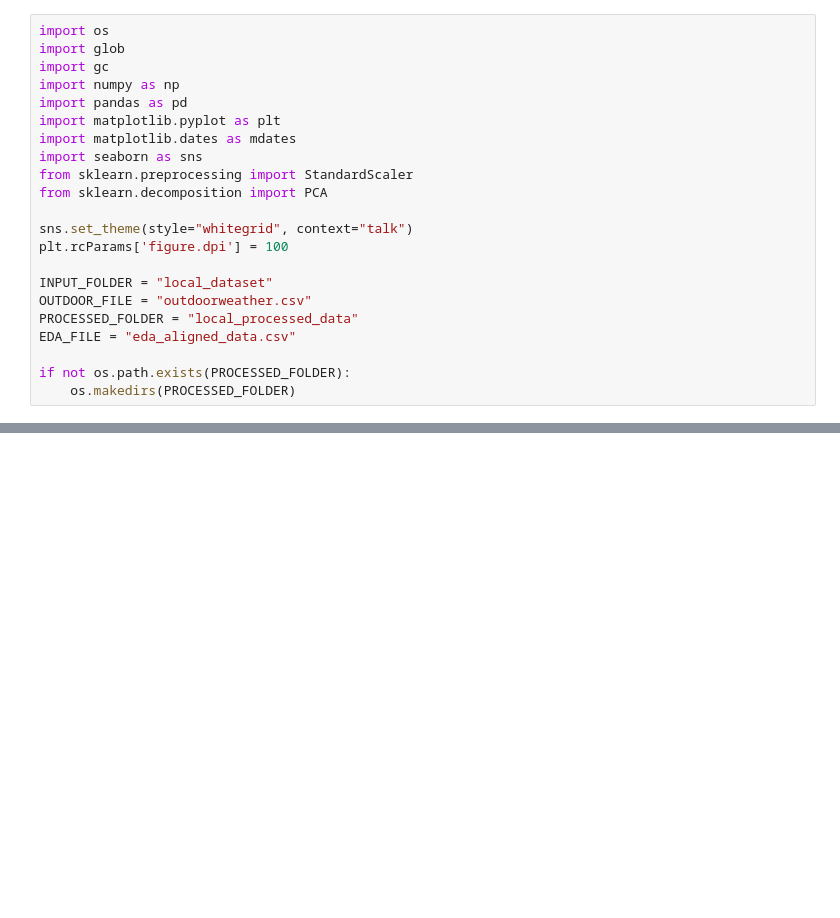
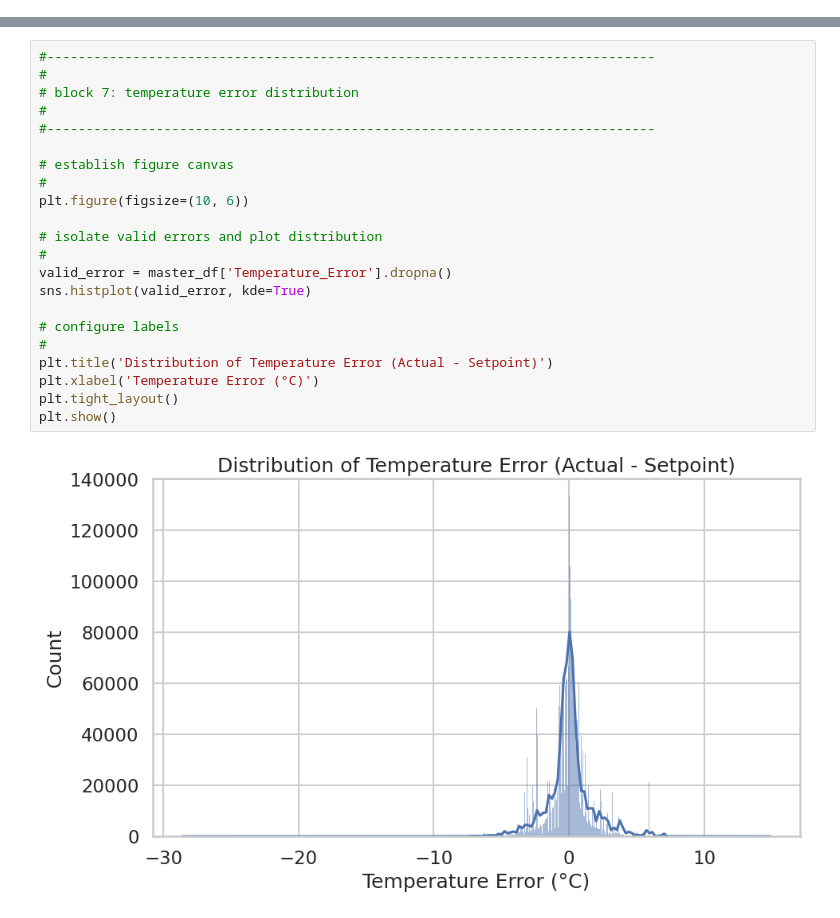
Before and after one commit to Temple-University-CIS-4496/cis-4496-project-hvac, a Jupyter notebook: Code/Data_Acquisition_and_Understanding/temperature_analysis.ipynb, the cells around one changed output, grey strips where cells are left out. Cells and saved outputs as stored; diff of their text form; blank space fills up the shorter version.

Commit message:
Update data prep pipeline and eda/cda ipynb

```diff
--- a/Code/Data_Acquisition_and_Understanding/temperature_analysis.ipynb
+++ b/Code/Data_Acquisition_and_Understanding/temperature_analysis.ipynb
@@ -1,22 +0,0 @@
-# %%
-import os
-import glob
-import gc
-import numpy as np
-import pandas as pd
-import matplotlib.pyplot as plt
-import matplotlib.dates as mdates
-import seaborn as sns
-from sklearn.preprocessing import StandardScaler
-from sklearn.decomposition import PCA
-
-sns.set_theme(style="whitegrid", context="talk")
-plt.rcParams['figure.dpi'] = 100
-
-INPUT_FOLDER = "local_dataset"
-OUTDOOR_FILE = "outdoorweather.csv"
-PROCESSED_FOLDER = "local_processed_data"
-EDA_FILE = "eda_aligned_data.csv"
-
-if not os.path.exists(PROCESSED_FOLDER):
-    os.makedirs(PROCESSED_FOLDER)
@@ -452,0 +269,24 @@ display(pd.DataFrame({"Generated ML Files": len(glob.glob(os.path.join(PROCESSED
+# %%
+#------------------------------------------------------------------------------
+#
+# block 7: temperature error distribution
+#
+#------------------------------------------------------------------------------
+
+# establish figure canvas
+#
+plt.figure(figsize=(10, 6))
+
+# isolate valid errors and plot distribution
+#
+valid_error = master_df['Temperature_Error'].dropna()
+sns.histplot(valid_error, kde=True)
+
+# configure labels
+#
+plt.title('Distribution of Temperature Error (Actual - Setpoint)')
+plt.xlabel('Temperature Error (°C)')
+plt.tight_layout()
+plt.show()
+# %% [output]
+[figure, added]
```
Also changed, not shown: parts of 23 cells of this notebook, 1 other file.
